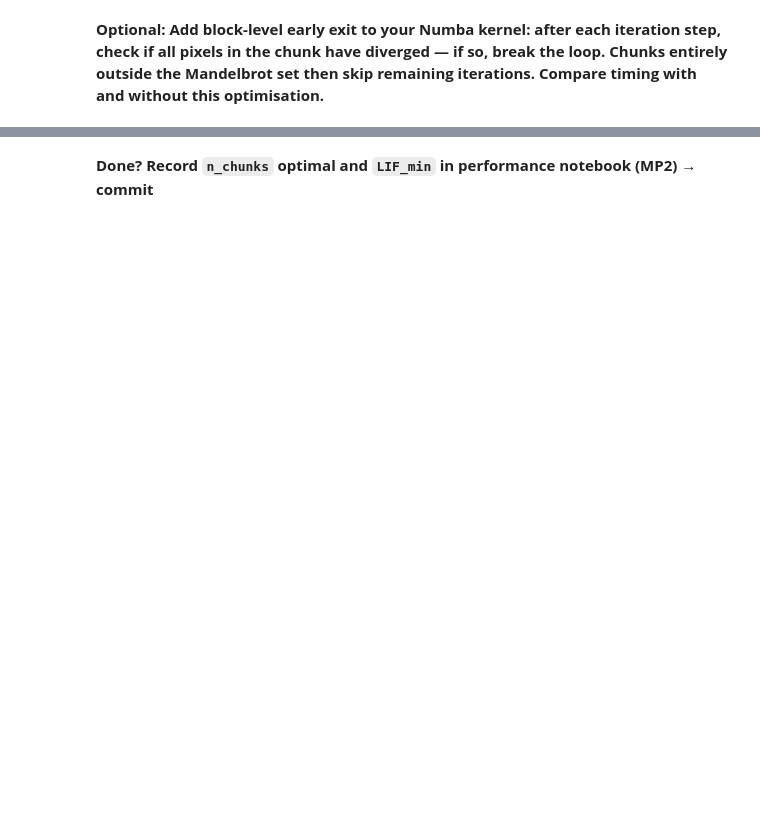
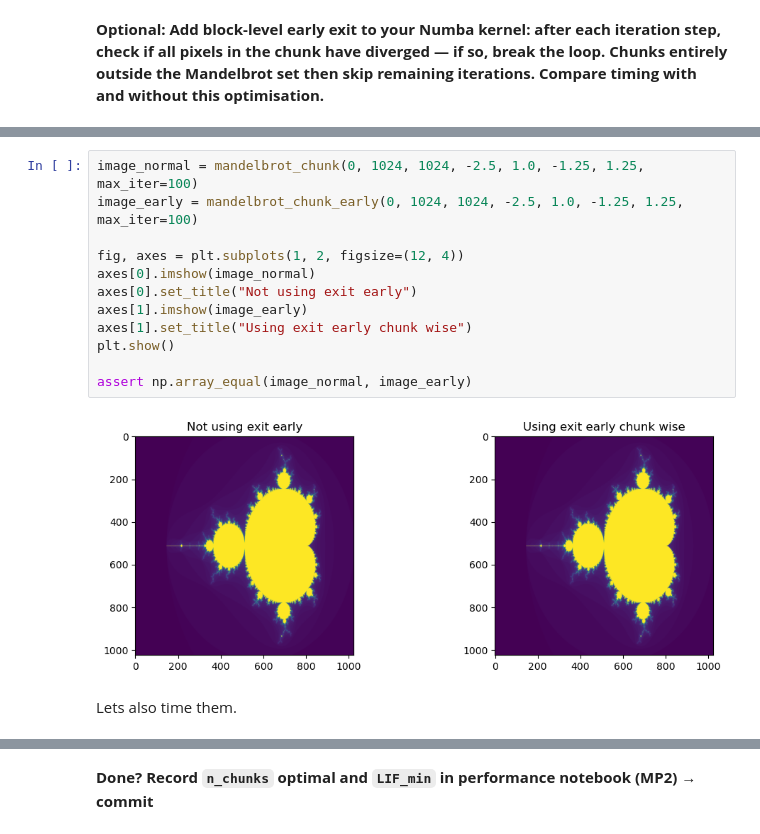
Before and after one commit to NDS8-TCP/nsc-mikkel, a Jupyter notebook: l06_exercises.ipynb, the cells around one changed output, grey strips where cells are left out. Saved outputs shown, nothing was run; the diff lists cells and outputs as text; blank space fills up the shorter version.

```diff
--- a/l06_exercises.ipynb
+++ b/l06_exercises.ipynb
@@ -553,0 +723,16 @@ Date:   Tue Mar 24 19:39:35 2026 +0000
+# %%
+image_normal = mandelbrot_chunk(0, 1024, 1024, -2.5, 1.0, -1.25, 1.25, max_iter=100)
+image_early = mandelbrot_chunk_early(0, 1024, 1024, -2.5, 1.0, -1.25, 1.25, max_iter=100)
+
+fig, axes = plt.subplots(1, 2, figsize=(12, 4))
+axes[0].imshow(image_normal)
+axes[0].set_title("Not using exit early")
+axes[1].imshow(image_early)
+axes[1].set_title("Using exit early chunk wise")
+plt.show()
+
+assert np.array_equal(image_normal, image_early)
+# %% [output]
+[figure, added]
+# %% [markdown]
+Lets also time them.
```
Also changed, not shown: parts of 15 cells of this notebook, 2 other files.
